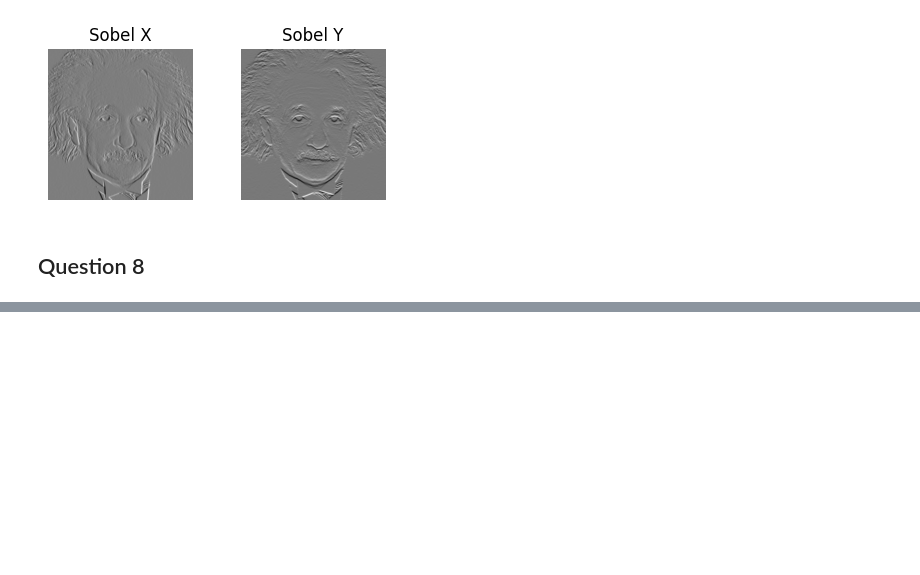
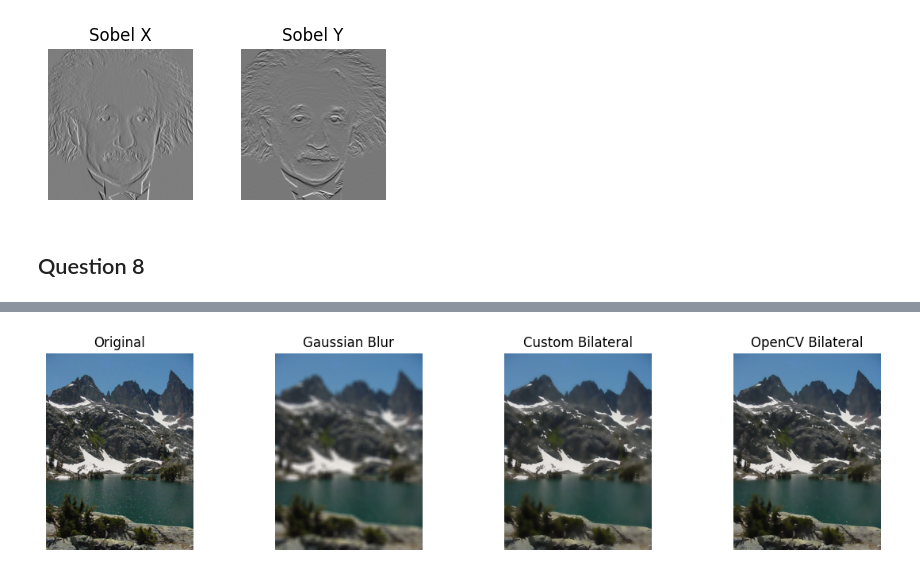
Before and after one commit to deshanudara144-ui/EN3160_Assignment_1, a Jupyter notebook: 230130E_Assignment_1.ipynb, the cells around one changed output, grey strips where cells are left out. Saved outputs shown, nothing was run; the diff lists cells and outputs as text; code cells hidden in the pictures; blank space fills up the shorter version.

```diff
--- a/230130E_Assignment_1.ipynb
+++ b/230130E_Assignment_1.ipynb
@@ -397,0 +391,35 @@ plt.show()
+# %%
+d = 9
+sigma_s = 75
+sigma_r = 75
+def my_bilateral(img, d, sigma_s, sigma_r):# Custom bilateral filter
+    img = img.astype(np.float64)
+    r = d // 2
+    pad = np.pad(img, ((r,r),(r,r),(0,0)), mode='reflect')
+    x, y = np.meshgrid(np.arange(-r,r+1), np.arange(-r,r+1))
+    spatial = np.exp(-(x**2 + y**2)/(2*sigma_s**2))
+    result = np.zeros_like(img)
+    weights_sum = np.zeros(img.shape[:2] + (1,))
+    for i in range(d):
+        for j in range(d):
+            shifted = pad[i:i+img.shape[0], j:j+img.shape[1]]
+            diff = shifted - img
+            dist = np.sum(diff**2, axis=2, keepdims=True)
+            range_w = np.exp(-dist/(2*sigma_r**2))
+            weight = spatial[i,j] * range_w
+            result += weight * shifted
+            weights_sum += weight
+    return np.clip(result / (weights_sum + 1e-8), 0, 255).astype(np.uint8)
+custom = my_bilateral(lake, d, sigma_s, sigma_r)
+opencv = cv.bilateralFilter(lake, d, sigma_r, sigma_s)
+gaussian = cv.GaussianBlur(lake, (d,d), sigma_s)
+fig, ax = plt.subplots(1,4, figsize=(12,3))
+ax[0].imshow(img_rgb),ax[0].set_title("Original")
+ax[1].imshow(cv.cvtColor(gaussian, cv.COLOR_BGR2RGB)),ax[1].set_title("Gaussian Blur")
+ax[2].imshow(cv.cvtColor(custom, cv.COLOR_BGR2RGB)),ax[2].set_title("Custom Bilateral")
+ax[3].imshow(cv.cvtColor(opencv, cv.COLOR_BGR2RGB)),ax[3].set_title("OpenCV Bilateral")
+for a in ax:a.axis("off")
+plt.tight_layout()
+plt.show()
+# %% [output]
+[figure, added]
```
Also changed, not shown: parts of 29 cells of this notebook.
